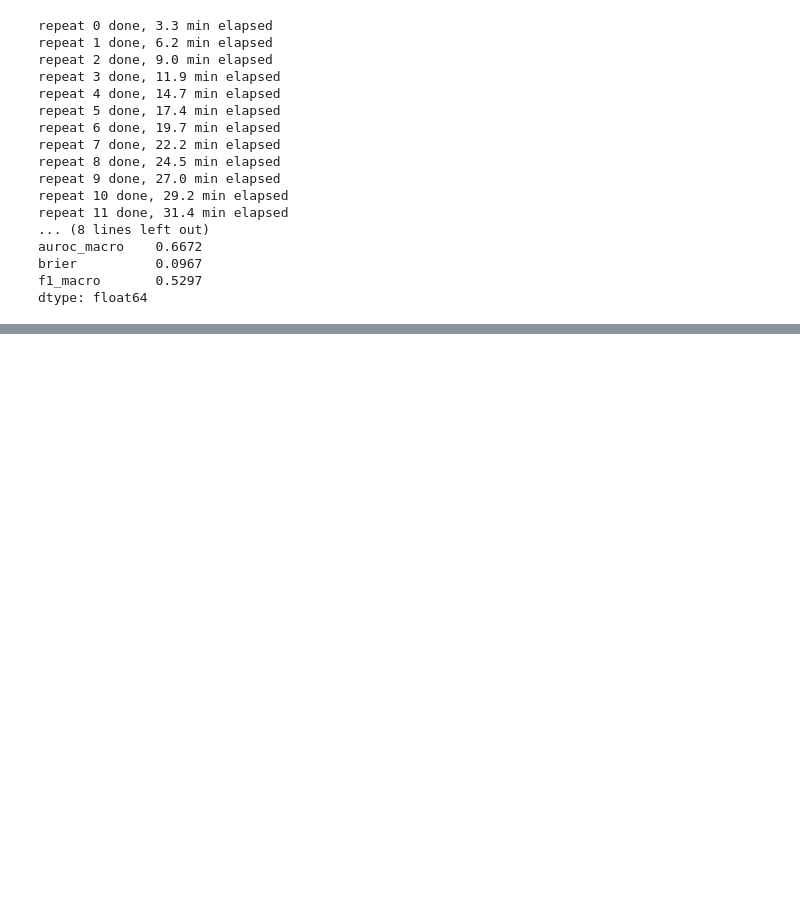
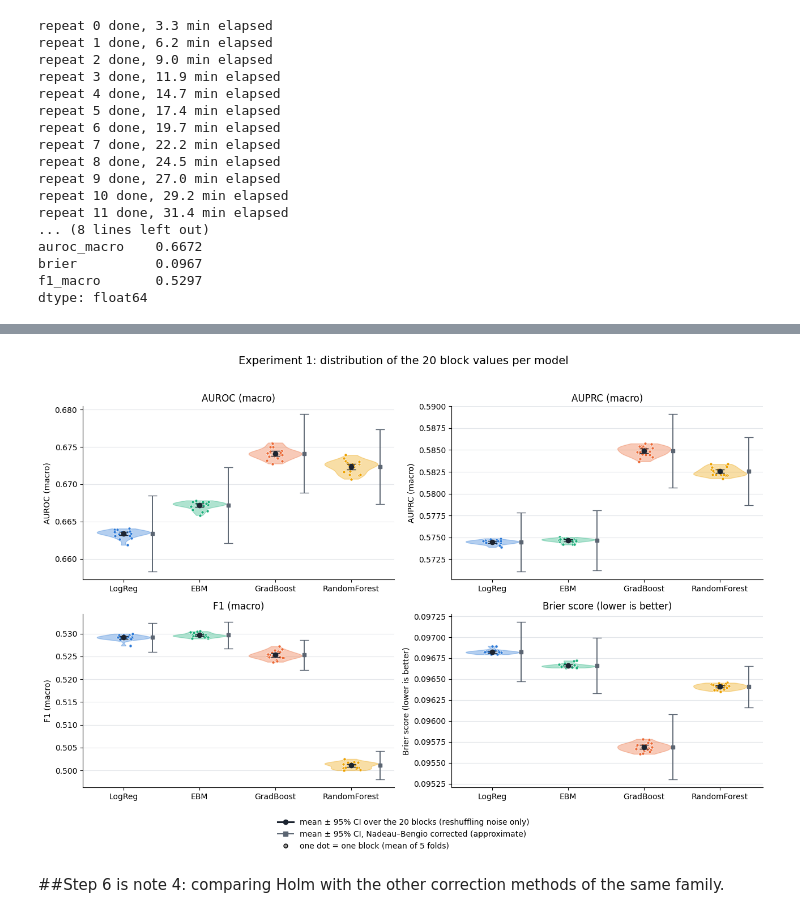
Before and after one commit to oneday0x/diabetes-readmission-ai, a Jupyter notebook: data/00_exploration.ipynb, the cells around one changed output, grey strips where cells are left out. Saved outputs shown, nothing was run; the diff lists cells and outputs as text; code cells hidden in the pictures; blank space fills up the shorter version.

```diff
--- a/data/00_exploration.ipynb
+++ b/data/00_exploration.ipynb
@@ -2023,0 +2542,44 @@ dtype: float64
+# %%
+import numpy as np, pandas as pd
+import matplotlib.pyplot as plt
+from matplotlib.lines import Line2D
+
+models = ["LogReg", "EBM", "GradBoost", "RandomForest"]
+colors = {"LogReg": "#2a78d6", "EBM": "#1baf7a", "GradBoost": "#eb6834", "RandomForest": "#eda100"}
+panels = [("auroc_macro", "AUROC (macro)"), ("auprc_macro", "AUPRC (macro)"),
+          ("f1_macro", "F1 (macro)"), ("brier", "Brier score (lower is better)")]
+ci = pd.read_csv("experiment1/ci_models_4models.csv")
+rng = np.random.default_rng(0)
+
+fig, axes = plt.subplots(2, 2, figsize=(13, 9))
+for ax, (m, title) in zip(axes.ravel(), panels):
+    M = pd.read_csv(f"experiment1/matrices4/{m}.csv")[models]
+    parts = ax.violinplot([M[mo].values for mo in models], positions=range(4), widths=0.7,
+                          showextrema=False)
+    for body, mo in zip(parts["bodies"], models):
+        body.set_facecolor(colors[mo]); body.set_edgecolor(colors[mo]); body.set_alpha(0.35)
+    for i, mo in enumerate(models):
+        v = M[mo].values
+        ax.scatter(i + rng.uniform(-0.12, 0.12, len(v)), v, s=14, color=colors[mo], edgecolor="white", linewidth=0.5, zorder=3)
+        row = ci[(ci.measure == m) & (ci.model == mo)].iloc[0]
+        ax.errorbar(i, row["mean"], yerr=row["halfwidth_naive_20blocks"], color="#1c2430",
+                    capsize=6, linewidth=2.2, marker="o", markersize=6, zorder=4)
+        ax.errorbar(i + 0.38, row["mean"], yerr=row["halfwidth_nadeau_bengio"], color="#5b6572",
+                    capsize=6, linewidth=1.4, marker="s", markersize=5, zorder=4)
+    ax.set_xticks(range(4)); ax.set_xticklabels(models)
+    ax.set_ylabel(title); ax.set_title(title, fontsize=12)
+    ax.grid(axis="y", color="#e3e6ea", linewidth=0.8); ax.set_axisbelow(True)
+    for s in ["top", "right"]: ax.spines[s].set_visible(False)
+handles = [Line2D([0], [0], color="#1c2430", marker="o", linewidth=2.2, label="mean ± 95% CI over the 20 blocks (reshuffling noise only)"),
+           Line2D([0], [0], color="#5b6572", marker="s", linewidth=1.4, label="mean ± 95% CI, Nadeau–Bengio corrected (approximate)"),
+           Line2D([0], [0], marker="o", color="none", markerfacecolor="#999999", markersize=5, label="one dot = one block (mean of 5 folds)")]
+fig.legend(handles=handles, loc="lower center", ncol=1, frameon=False, fontsize=10)
+fig.suptitle("Experiment 1: distribution of the 20 block values per model", fontsize=14)
+fig.tight_layout(rect=[0, 0.09, 1, 0.96])
+fig.savefig("experiment1/violin_4measures.png", dpi=200)
+plt.show()
+# %% [output]
+[figure, added]
+# %% [markdown]
+##Step 6 is note 4:
+comparing Holm with the other correction methods of the same family.
```
Also changed, not shown: parts of 20 cells of this notebook, 12 other files.
